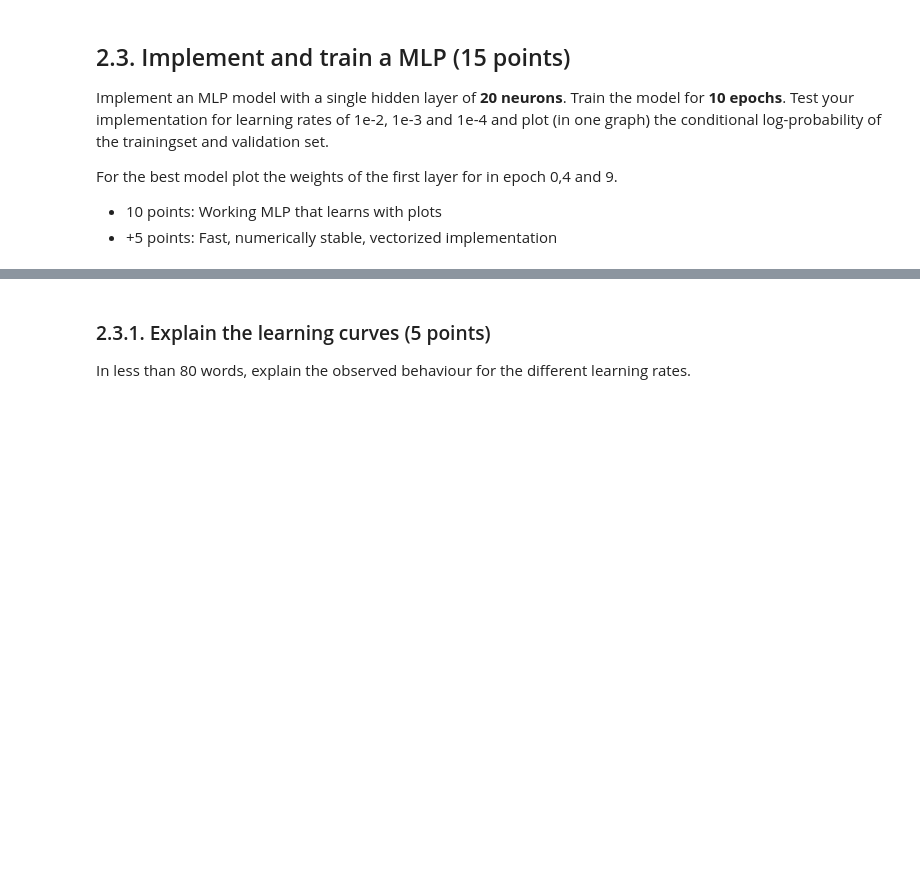
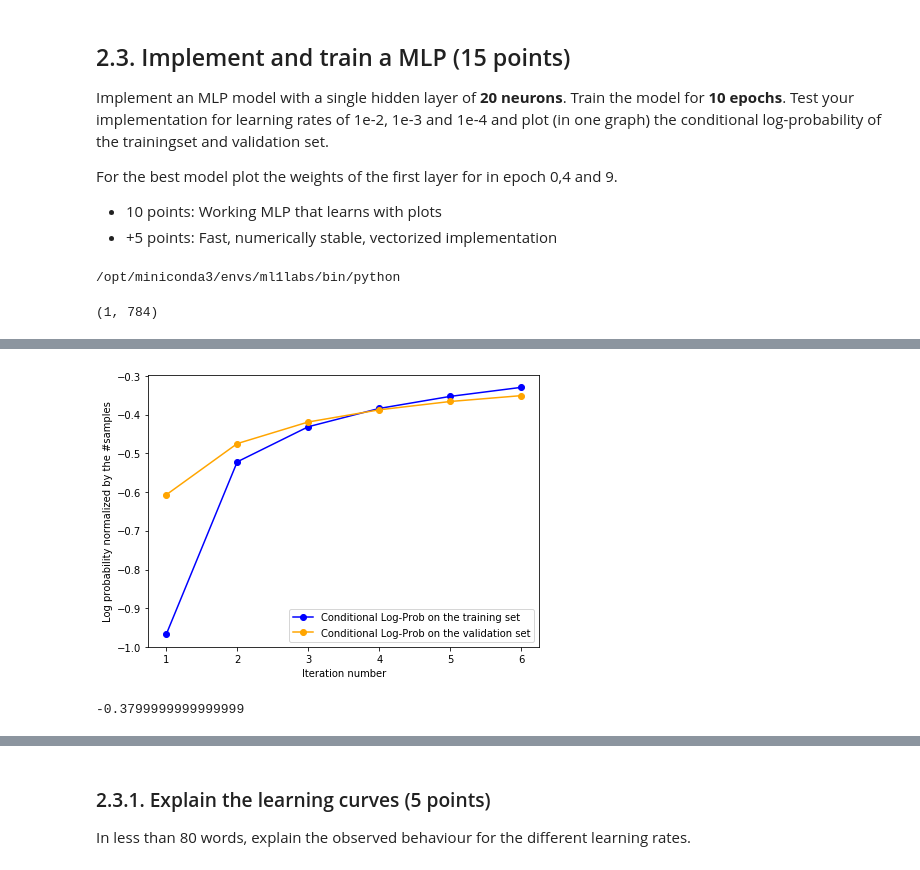
Before and after one commit to blazejmanczak/ML1Labs, a Jupyter notebook: Lab2/lab2.ipynb, the cells around one changed output, grey strips where cells are left out. Saved outputs shown, nothing was run; the diff lists cells and outputs as text; code cells hidden in the pictures; blank space fills up the shorter version.

```diff
--- a/Lab2/lab2.ipynb
+++ b/Lab2/lab2.ipynb
@@ -315,8 +325,8 @@ def logSumExp(inArray, axis = 0, max_val = "auto"):
 # %%
 # LEft for testing
 
-x = x_train[0:2,:]
-t = t_train[0:2]
+x = x_train[0:1,:]
+t = t_train[0:1]
 
 t_one_hot = np.identity(w.shape[1])[:,t] # getting one hot encodings
 
@@ -642,0 +735,5 @@ raise NotImplementedError()
+# %%
+import sys
+print(sys.executable)
+# %% [output]
+/opt/miniconda3/envs/ml1labs/bin/python
@@ -642,0 +815,15 @@ raise NotImplementedError()
+# %%
+v = np.random.normal(loc = 0, scale = 1, size = (784, 20))
+w = np.random.normal(loc = 0, scale = 1, size = (20, 10))
+b = np.random.normal(loc = 0, scale = 1, size = (10, 1))
+a = np.random.normal(loc = 0, scale = 1, size = (20, 1))
+
+x = x_train[0:1, :]
+t = t_train[0:1]
+
+MLP_gradient(x,t,v, a, w, b)
+x.shape
+# %% [output]
+(1, 784)
+# %%
+logp_train, v, a, w, b = sgd_iter(x_train[:5], t_train[:5], v, a, w, b)
@@ -642,0 +879,27 @@ raise NotImplementedError()
+# %%
+np.random.seed(19997)
+
+v = np.random.normal(loc = 0, scale = 1, size = (784, 20))
+w = np.random.normal(loc = 0, scale = 1, size = (20, 10))
+b = np.random.normal(loc = 0, scale = 1, size = (10, 1))
+a = np.random.normal(loc = 0, scale = 1, size = (20, 1))
+
+"""
+v = np.random.normal(loc = 0, scale = 1, size = (784, 100))
+w = np.random.normal(loc = 0, scale = 1, size = (100, 10))
+b = np.random.normal(loc = 0, scale = 1, size = (10, 1))
+a = np.random.normal(loc = 0, scale = 1, size = (100, 1))
+"""
+
+
+
+
+"""
+v= np.zeros((784,20))
+w = np.zeros((20,10))
+b = np.zeros((10,1))
+a = np.zeros((20,1))
+"""
+
+v,a,w,b = test_sgd(x_train, t_train, x_valid, t_valid, v, a, w, b, lr = 0.008)
+# %% [output]
@@ -642,0 +907,8 @@ raise NotImplementedError()
+[figure, added]
+# %%
+def fun(x1,x2):
+    return x1**2 + x2**2 - 2
+
+fun(0.9,0.9)
+# %% [output]
+-0.3799999999999999
```
Also changed, not shown: parts of 22 cells of this notebook, 3 other files.
